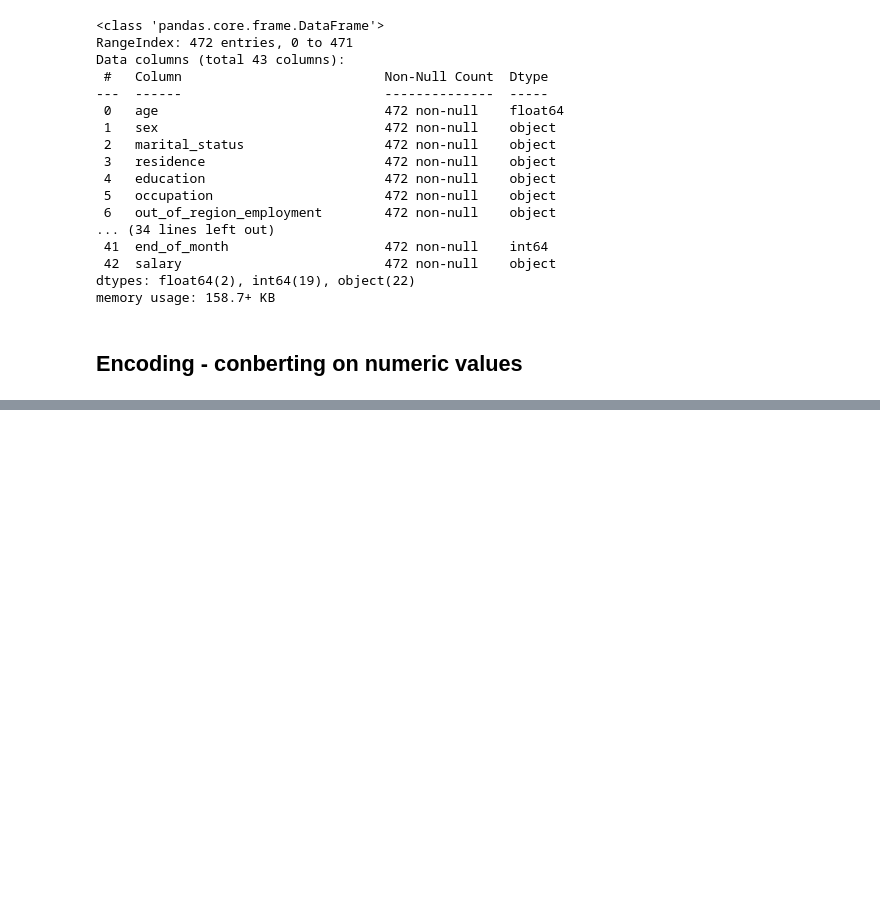
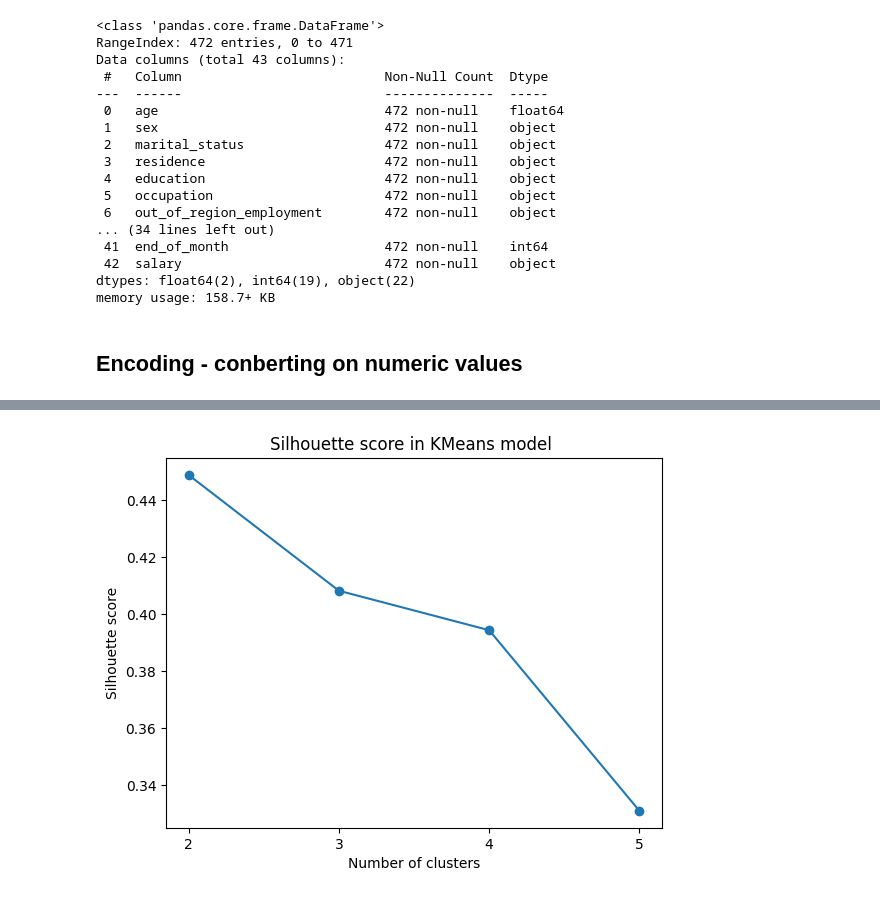
Before and after one commit to wksiazak/Earthquake_classifcation_project, a Jupyter notebook: Earthquake_Perception.ipynb, the cells around one changed output, grey strips where cells are left out. Saved outputs shown, nothing was run; the diff lists cells and outputs as text; code cells hidden in the pictures; blank space fills up the shorter version.

```diff
--- a/Earthquake_Perception.ipynb
+++ b/Earthquake_Perception.ipynb
@@ -391,0 +767,22 @@ memory usage: 158.7+ KB
+# %%
+# silhouette score
+ks = range(2, 6)
+sil = []
+
+for k in ks:
+  model = KMeans(n_clusters=k)
+  model.fit(data)
+  labels = model.predict(data)
+  # wyliczanie miary Silhouette dla każdego modelu
+  score = silhouette_score(data, labels)
+  sil.append(score)
+# %%
+fig, ax = plt.subplots()
+ax.plot(ks, sil, '-o')
+ax.set_xlabel('Number of clusters')
+ax.set_ylabel('Silhouette score')
+ax.set_xticks(ks)
+plt.title("Silhouette score in KMeans model ")
+plt.show()
+# %% [output]
+[figure, added]
```
Also changed, not shown: parts of 57 cells of this notebook.
